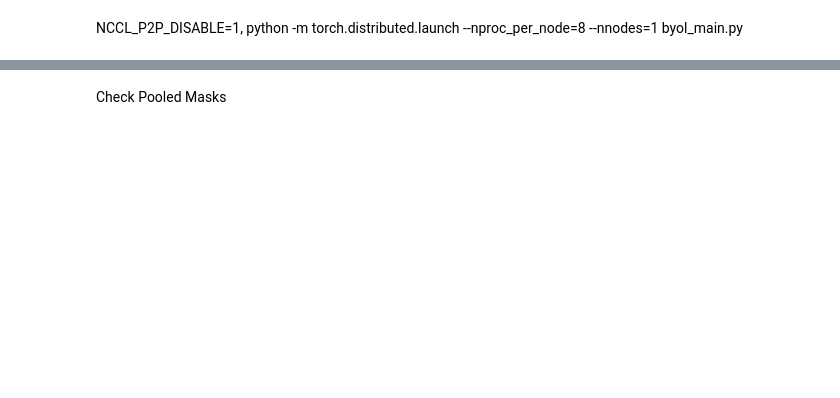
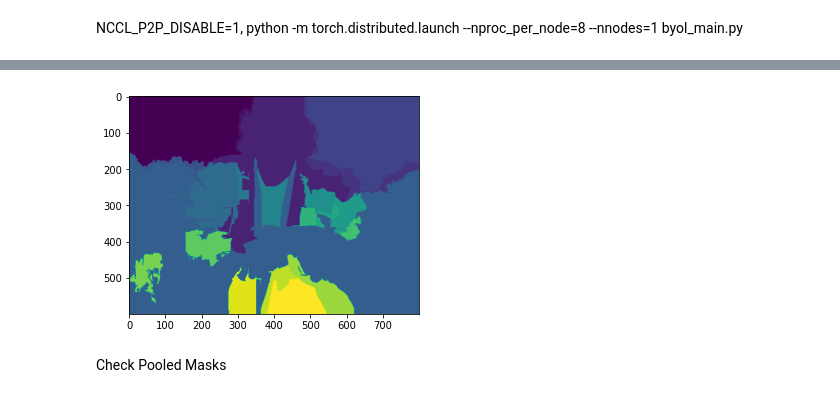
Before and after one commit to KKallidromitis/BYOL-PyTorch-1, a Jupyter notebook: detb.ipynb, the cells around one changed output, grey strips where cells are left out. Drawn from its saved outputs; the diff is of its cells as text; code cells hidden in the pictures; blank space fills up the shorter version.

```diff
--- a/detb.ipynb
+++ b/detb.ipynb
@@ -52,16 +143,18 @@ with open(mask_path, 'rb') as f:
 plt.imshow(mask_torch2)
 plt.show()
 # %%
-img_path = '/home/kkallidromitis/detconb/rand/image791.pkl'
+img_path = 'image791.pkl'
 with open(img_path, 'rb') as f:
     image_tf = pickle.load(f)
 plt.imshow(image_tf)
 #plt.show()
-mask_path = '/home/kkallidromitis/detconb/rand/mask791.pkl'
+mask_path = 'mask791.pkl'
 with open(mask_path, 'rb') as f:
     mask_tf = pickle.load(f)
 plt.imshow(mask_tf.squeeze())
 plt.show()
+# %% [output]
+[figure, added]
 # %% [markdown]
 Check Pooled Masks
 # %%
```
Also changed, not shown: parts of 7 cells of this notebook.
